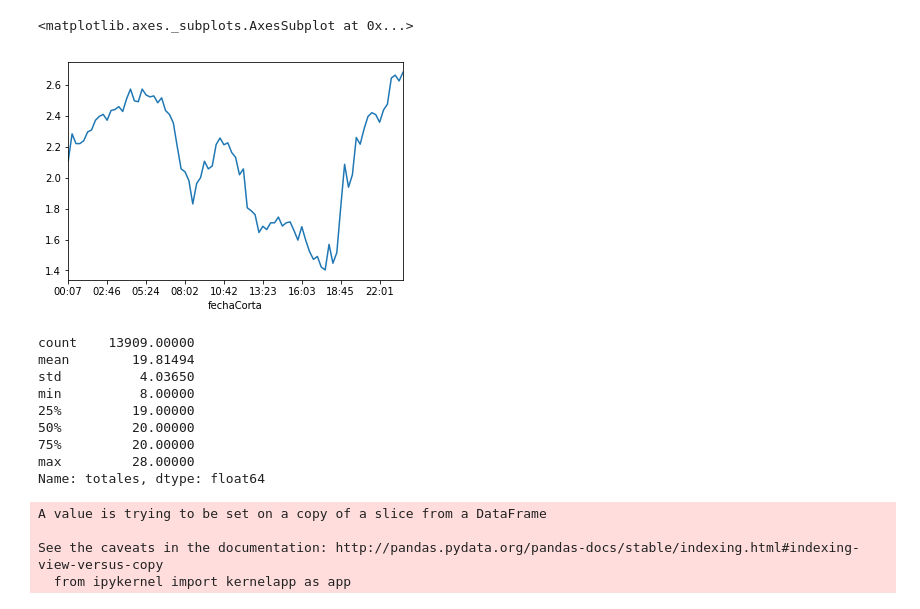
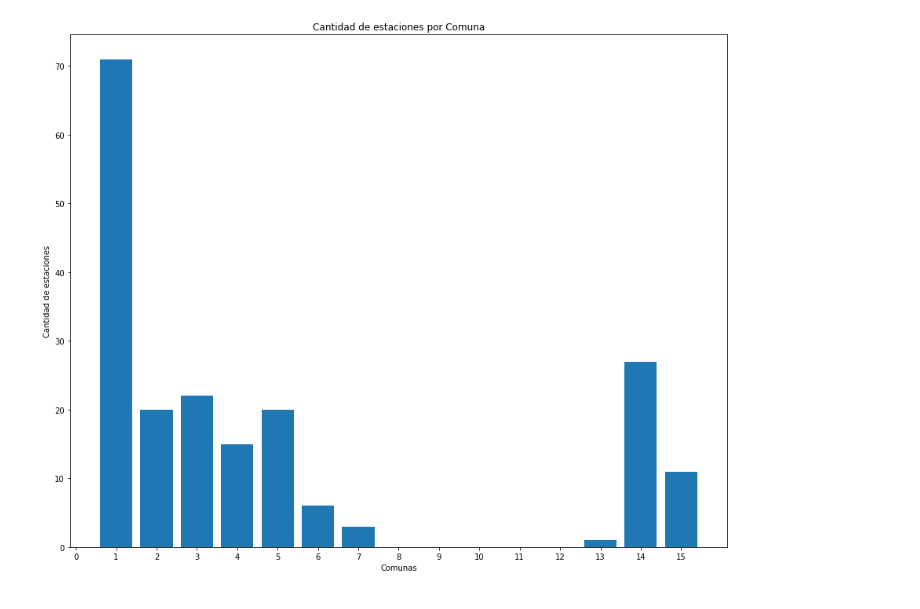
Before and after one commit to alephcero/ecobiciStations, a Jupyter notebook: src/analysis.ipynb, the cells around one changed output. Saved outputs shown, nothing was run; the diff lists cells and outputs as text; code cells hidden in the pictures.

```diff
--- a/src/analysis.ipynb
+++ b/src/analysis.ipynb
@@ -19,28 +22,17 @@ data.head()
 | 6 | RECOLETA | 2.0 | 01 | 2.0 | 16.0 | 16.0 | 2017-09-20 00:39:39 | POINT (-58.39185516097447 -34.583... | 00:39 |
 | 7 | RECOLETA | 2.0 | 01 | 3.0 | 15.0 | 16.0 | 2017-09-20 00:55:29 | POINT (-58.39185516097447 -34.583... | 00:55 |
 | 8 | RECOLETA | 2.0 | 01 | 3.0 | 15.0 | 16.0 | 2017-09-20 01:11:16 | POINT (-58.39185516097447 -34.583... | 01:11 |
-# %%
-data.groupby(by='fechaCorta').mean()['bicisDispo'].plot()
-# %% [output]
-<matplotlib.axes._subplots.AxesSubplot at 0x...>
-[figure, removed]
-# %%
-data.totales.describe()
-# %% [output]
-count    13909.00000
-mean        19.81494
-std          4.03650
-min          8.00000
-25%         19.00000
-50%         20.00000
-75%         20.00000
-max         28.00000
-Name: totales, dtype: float64
-# %%
-data['disponibilidad'] = data.bicisDispo / data.totales
-data['disponibilidad'][data['disponibilidad']>1] = 1
-# %% [output]
-A value is trying to be set on a copy of a slice from a DataFrame
-
-See the caveats in the documentation: http://pandas.pydata.org/pandas-docs/stable/indexing.html#indexing-view-versus-copy
-  from ipykernel import kernelapp as app
+# %%
+estaciones = data.loc[:,['BARRIO','COMUNA','NRO_EST']].drop_duplicates()
+fig = plt.figure(figsize=(15,12))
+ax = fig.add_subplot(1,1,1)
+ax.bar(estaciones.groupby(by='COMUNA').count()['NRO_EST'].index,estaciones.groupby(by='COMUNA').count()['NRO_EST'])
+ax.set_xlabel('Comunas')
+ax.set_ylabel('Cantidad de estaciones')
+ax.set_xticks(range(16))
+ax.set_xticklabels(range(16))
+ax.set_title('Cantidad de estaciones por Comuna')
+
+fig.savefig('../img/estacionesPorComuna.png')
+# %% [output]
+[figure, added]
```
Also changed, not shown: parts of 17 cells of this notebook, 24 other files.
